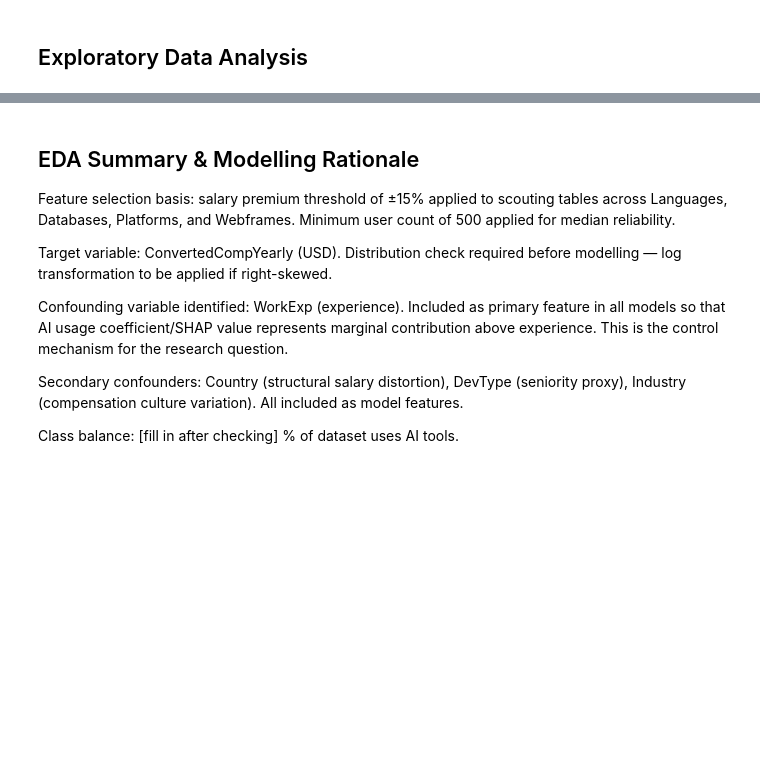
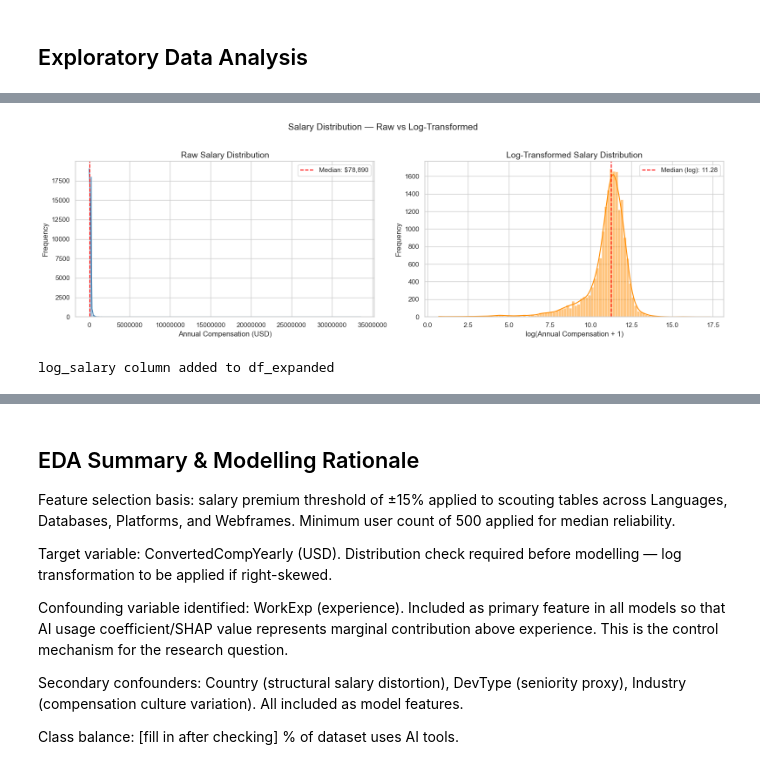
Before and after one commit to Tessa-Saumu/stack_overflow, a Jupyter notebook: eda_notebook.ipynb, the cells around one changed output, grey strips where cells are left out. Cells and saved outputs as stored; diff of their text form; code cells hidden in the pictures; blank space fills up the shorter version.

Commit message:
added most of my visuals for EDA

```diff
--- a/eda_notebook.ipynb
+++ b/eda_notebook.ipynb
@@ -8,7 +8,7 @@ import pandas as pd
 pd.set_option('display.max_columns', None)
 
 # Define the CSV file path
-csv_file_path = r'stack-overflow-developer-survey-2025\survey_results_public.csv'
+csv_file_path = r'C:\Users\ingex\Downloads\stack-overflow-developer-survey-2025\survey_results_public.csv'
 
 # Load the CSV into a DataFrame
 try:
@@ -668,0 +637,57 @@ Category: Web Frameworks
+# %%
+import matplotlib.pyplot as plt
+import seaborn as sns
+import numpy as np
+
+sns.set_theme(style="whitegrid")
+
+fig, axes = plt.subplots(1, 2, figsize=(16, 5))
+
+# --- Left: Raw distribution ---
+sns.histplot(
+    df_expanded['ConvertedCompYearly'],
+    bins=100,
+    kde=True,
+    color='steelblue',
+    ax=axes[0]
+)
+median_raw = df_expanded['ConvertedCompYearly'].median()
+axes[0].axvline(median_raw, color='red', linestyle='--',
+                label=f'Median: ${median_raw:,.0f}')
+axes[0].set_title('Raw Salary Distribution', fontsize=14)
+axes[0].set_xlabel('Annual Compensation (USD)')
+axes[0].set_ylabel('Frequency')
+axes[0].ticklabel_format(style='plain', axis='x')
+axes[0].legend()
+
+# --- Right: Log-transformed distribution ---
+# Drop zeros/negatives before log transform (log(0) is undefined)
+salary_positive = df_expanded[df_expanded['ConvertedCompYearly'] > 0]['ConvertedCompYearly']
+log_salary = np.log1p(salary_positive)  # log1p = log(1 + x), safe for small values
+
+sns.histplot(
+    log_salary,
+    bins=100,
+    kde=True,
+    color='darkorange',
+    ax=axes[1]
+)
+median_log = log_salary.median()
+axes[1].axvline(median_log, color='red', linestyle='--',
+                label=f'Median (log): {median_log:.2f}')
+axes[1].set_title('Log-Transformed Salary Distribution', fontsize=14)
+axes[1].set_xlabel('log(Annual Compensation + 1)')
+axes[1].set_ylabel('Frequency')
+axes[1].legend()
+
+plt.suptitle('Salary Distribution — Raw vs Log-Transformed', fontsize=15, y=1.02)
+plt.tight_layout()
+plt.savefig('visuals/salary_distribution.png', dpi=150, bbox_inches='tight')
+plt.show()
+
+# Store log salary as a new column for use in modelling
+df_expanded['log_salary'] = np.log1p(df_expanded['ConvertedCompYearly'])
+print("log_salary column added to df_expanded")
+# %% [output]
+[figure, added]
+log_salary column added to df_expanded
```
Also changed, not shown: parts of 29 cells of this notebook, 10 other files.
